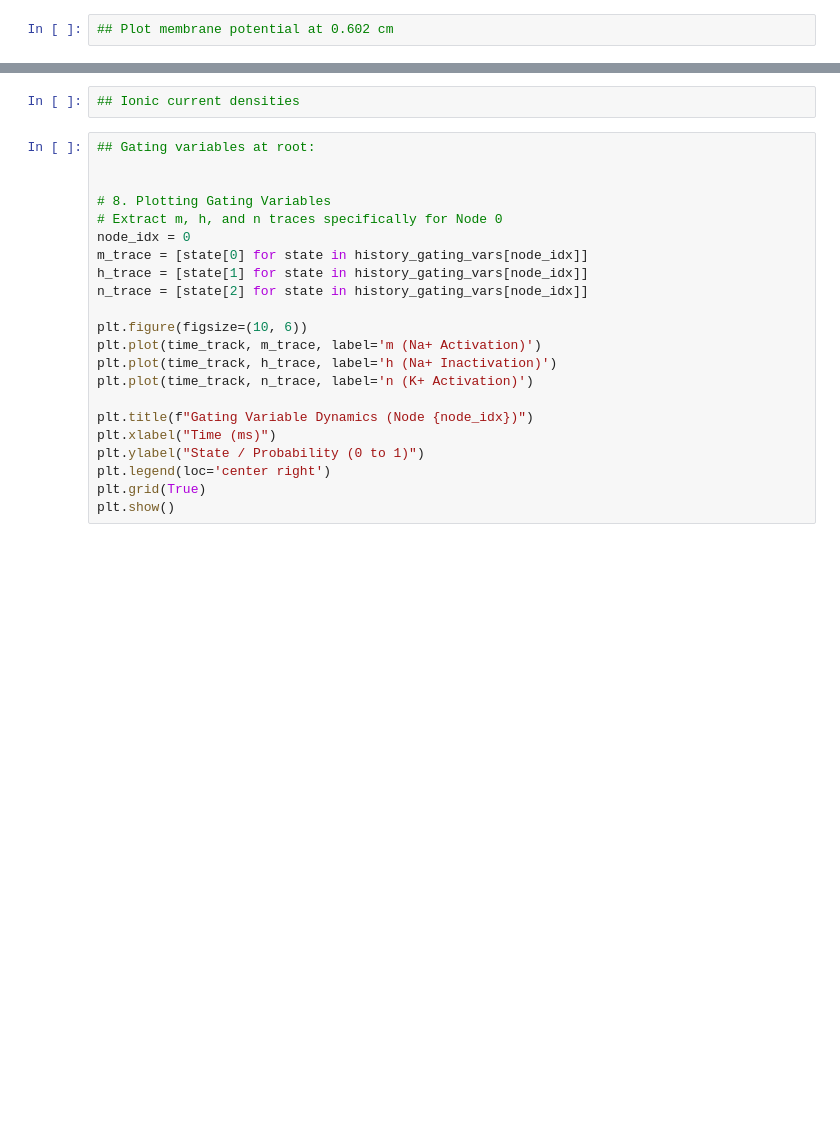
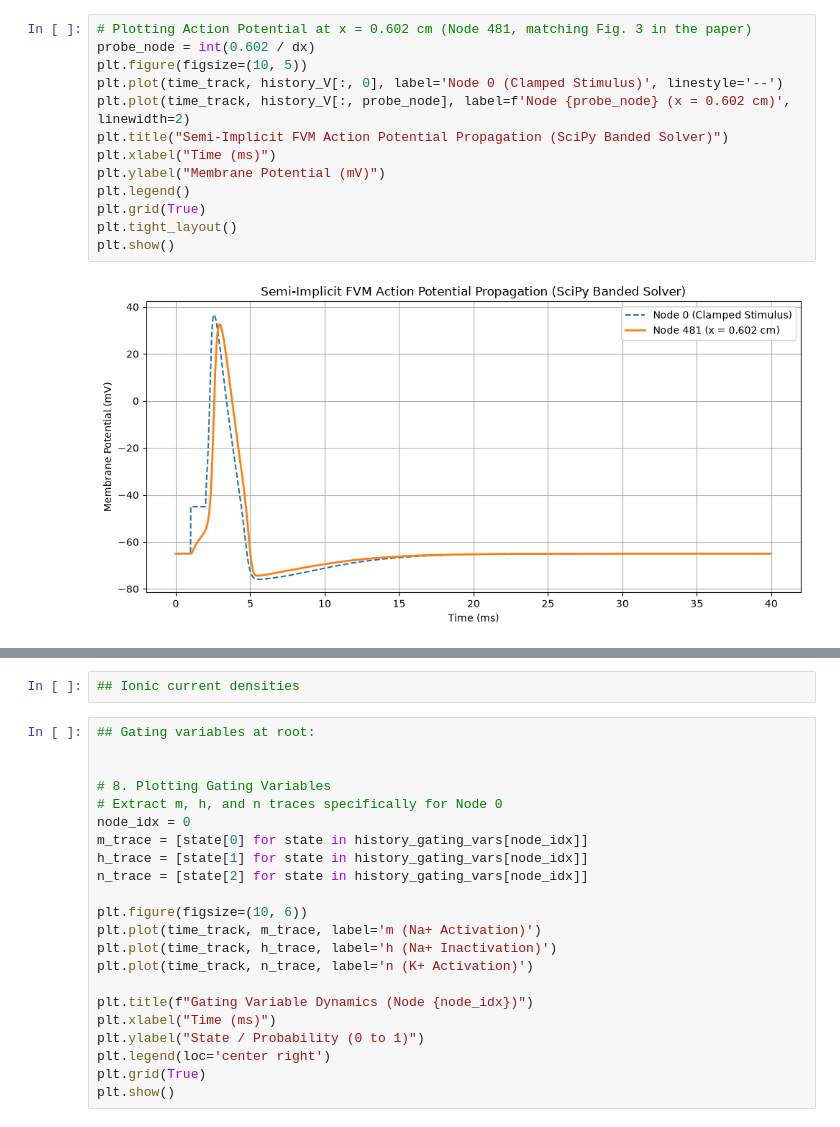
Before and after one commit to pdemarin/Comp-Neuro-Project-Notebook, a Jupyter notebook: model_notebook.ipynb, the cells around one changed output, grey strips where cells are left out. Saved outputs shown, nothing was run; the diff lists cells and outputs as text; blank space fills up the shorter version.

```diff
--- a/model_notebook.ipynb
+++ b/model_notebook.ipynb
@@ -166,4 +156,17 @@ for step in range(steps):
 # %%
-## Plot membrane potential at 0.602 cm
+# Plotting Action Potential at x = 0.602 cm (Node 481, matching Fig. 3 in the paper)
+probe_node = int(0.602 / dx)
+plt.figure(figsize=(10, 5))
+plt.plot(time_track, history_V[:, 0], label='Node 0 (Clamped Stimulus)', linestyle='--')
+plt.plot(time_track, history_V[:, probe_node], label=f'Node {probe_node} (x = 0.602 cm)', linewidth=2)
+plt.title("Semi-Implicit FVM Action Potential Propagation (SciPy Banded Solver)")
+plt.xlabel("Time (ms)")
+plt.ylabel("Membrane Potential (mV)")
+plt.legend()
+plt.grid(True)
+plt.tight_layout()
+plt.show()
+# %% [output]
+[figure, added]
 # %%
 # Plotting Action Potential Propagation
```
Also changed, not shown: parts of 5 cells of this notebook.
